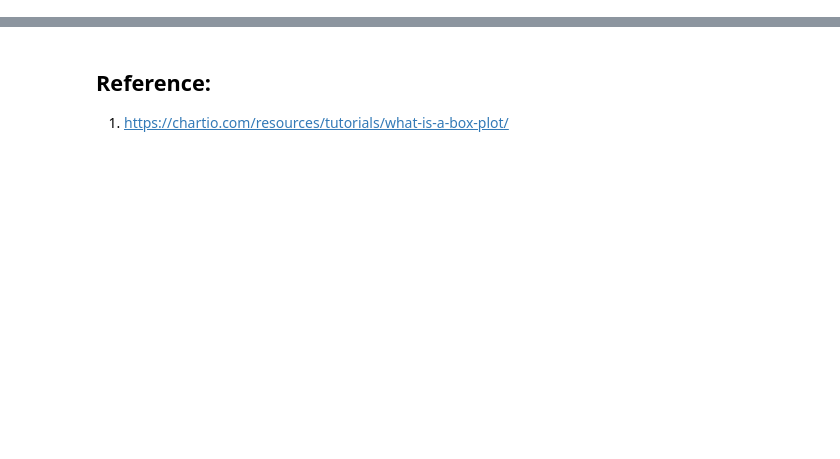
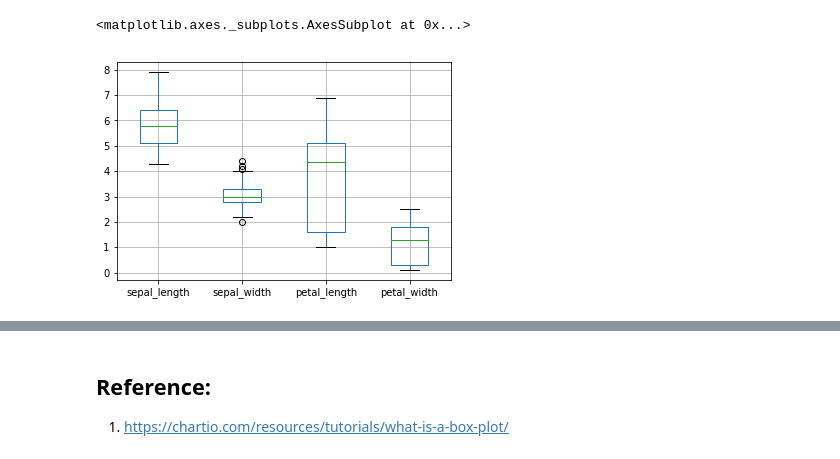
Before and after one commit to cdigap/FDA_Project, a Jupyter notebook: The_Box_Plot_Understanding.ipynb, the cells around one changed output, grey strips where cells are left out. Saved outputs shown, nothing was run; the diff lists cells and outputs as text; code cells hidden in the pictures; blank space fills up the shorter version.

```diff
--- a/The_Box_Plot_Understanding.ipynb
+++ b/The_Box_Plot_Understanding.ipynb
@@ -16,0 +103,5 @@ The Box plots are also known as “Box and Whisker Plot”. John Turkey, A Mathe
+# %%
+data_file.boxplot()
+# %% [output]
+<matplotlib.axes._subplots.AxesSubplot at 0x...>
+[figure, added]
```
Also changed, not shown: parts of 6 cells of this notebook.
